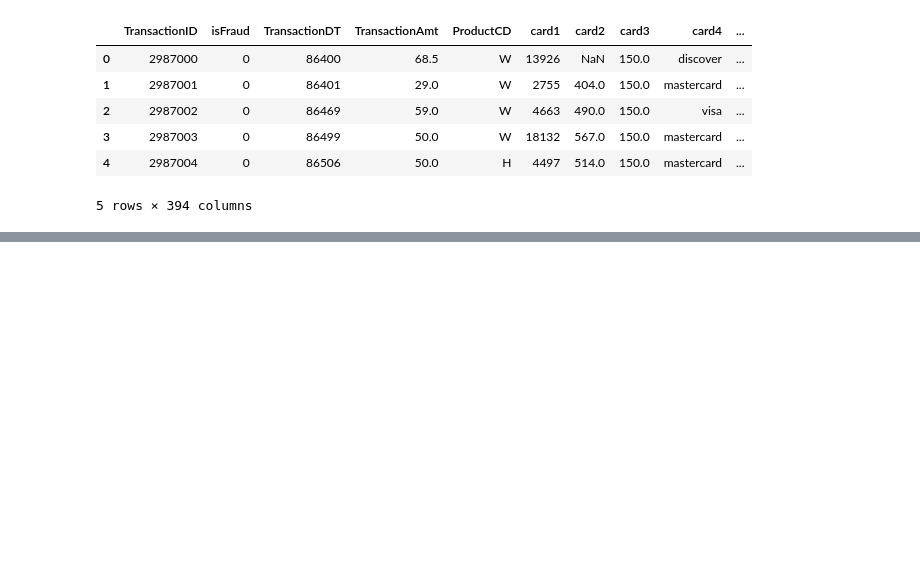
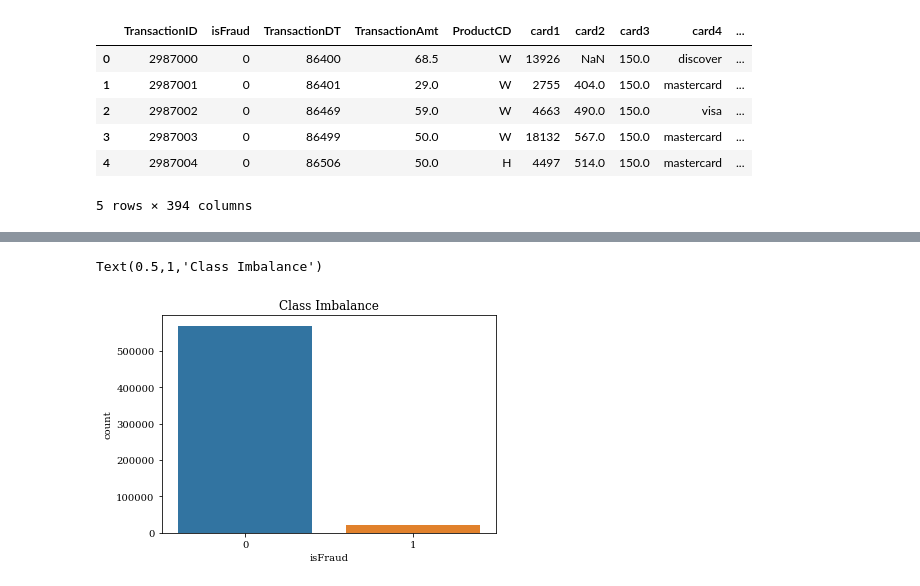
Before and after one commit to darekarsam/Kaggle, a Jupyter notebook: ieee-fraud-detection/Sandbox.ipynb, the cells around one changed output, grey strips where cells are left out. Drawn from its saved outputs; the diff is of its cells as text; code cells hidden in the pictures; blank space fills up the shorter version.

```diff
--- a/ieee-fraud-detection/Sandbox.ipynb
+++ b/ieee-fraud-detection/Sandbox.ipynb
@@ -1 +1,8 @@
+# %%
+import pandas as pd
+import matplotlib.pyplot as plt
+import seaborn as sns
+%matplotlib inline
+plt.rcParams['figure.figsize'] = (20.0, 10.0)
+plt.rcParams['font.family'] = "serif"
 # %%
@@ -32,3 +27,6 @@ train_transaction.head()
 | 3 | 2987003 | 0 | 86499 | 50.0 | W | 18132 | 567.0 | 150.0 | mastercard | ... |
 | 4 | 2987004 | 0 | 86506 | 50.0 | H | 4497 | 514.0 | 150.0 | mastercard | ... |
 5 rows × 394 columns
+# %%
+df = pd.merge(train_transaction, train_identity, on='TransactionID', how='left')
+df.head(20)
@@ -34,0 +52,6 @@ train_transaction.head()
+# %%
+ax = sns.countplot(data = df, x='isFraud')
+ax.set_title('Class Imbalance')
+# %% [output]
+Text(0.5,1,'Class Imbalance')
+[figure, added]
```
Also changed, not shown: parts of 3 cells of this notebook.
